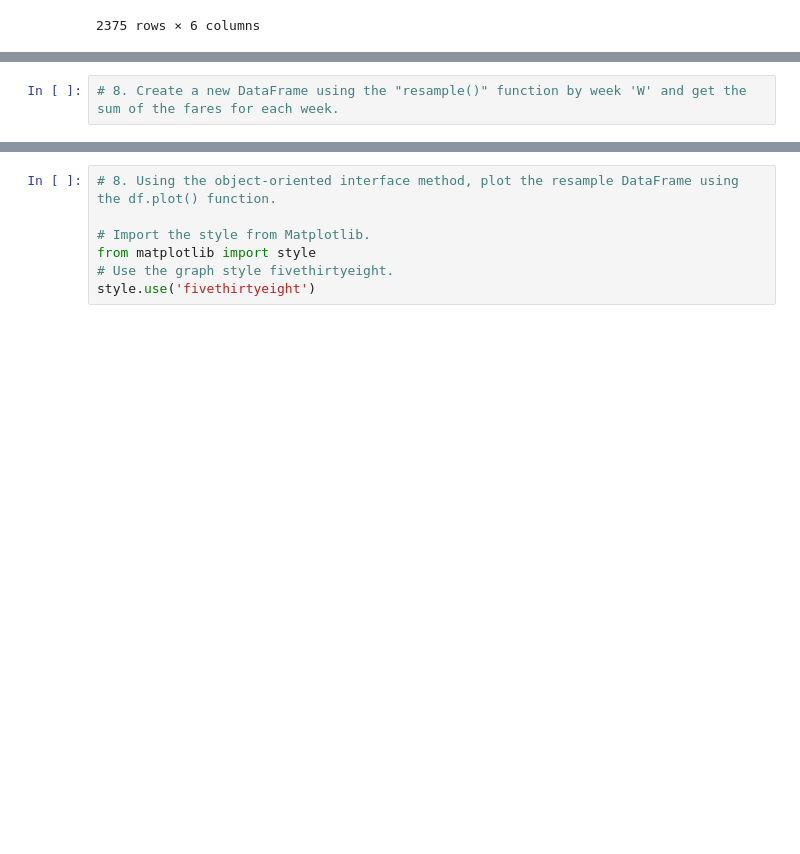
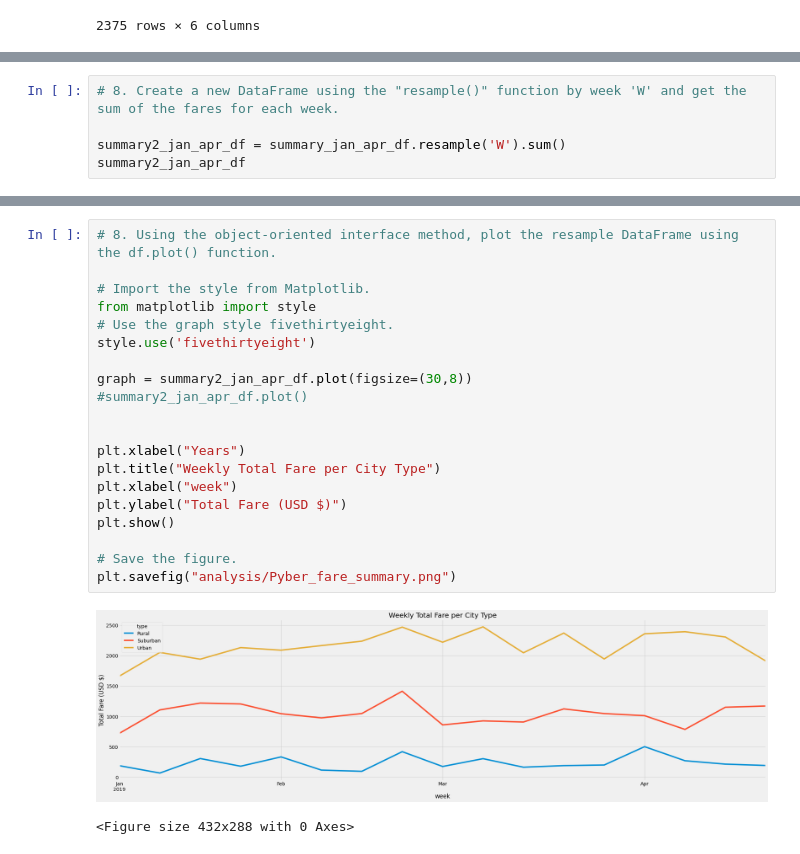
Before and after one commit to SoonaBritney/PyBer_Analysis, a Jupyter notebook: PyBer_Challenge.ipynb, the cells around one changed output, grey strips where cells are left out. Saved outputs shown, nothing was run; the diff lists cells and outputs as text; blank space fills up the shorter version.

```diff
--- a/PyBer_Challenge.ipynb
+++ b/PyBer_Challenge.ipynb
@@ -295,2 +310,5 @@ AttributeError: 'Int64Index' object has no attribute 'info'
 # %%
 # 8. Create a new DataFrame using the "resample()" function by week 'W' and get the sum of the fares for each week.
+
+summary2_jan_apr_df = summary_jan_apr_df.resample('W').sum()
+summary2_jan_apr_df
@@ -297,7 +335,23 @@ AttributeError: 'Int64Index' object has no attribute 'info'
 # %%
 # 8. Using the object-oriented interface method, plot the resample DataFrame using the df.plot() function.
 
 # Import the style from Matplotlib.
 from matplotlib import style
 # Use the graph style fivethirtyeight.
 style.use('fivethirtyeight')
+
+graph = summary2_jan_apr_df.plot(figsize=(30,8))
+#summary2_jan_apr_df.plot()
+
+
+plt.xlabel("Years")
+plt.title("Weekly Total Fare per City Type")
+plt.xlabel("week")
+plt.ylabel("Total Fare (USD $)")
+plt.show()
+
+# Save the figure.
+plt.savefig("analysis/Pyber_fare_summary.png")
+# %% [output]
+[figure, added]
+<Figure size 432x288 with 0 Axes>
```
Also changed, not shown: parts of 23 cells of this notebook.
